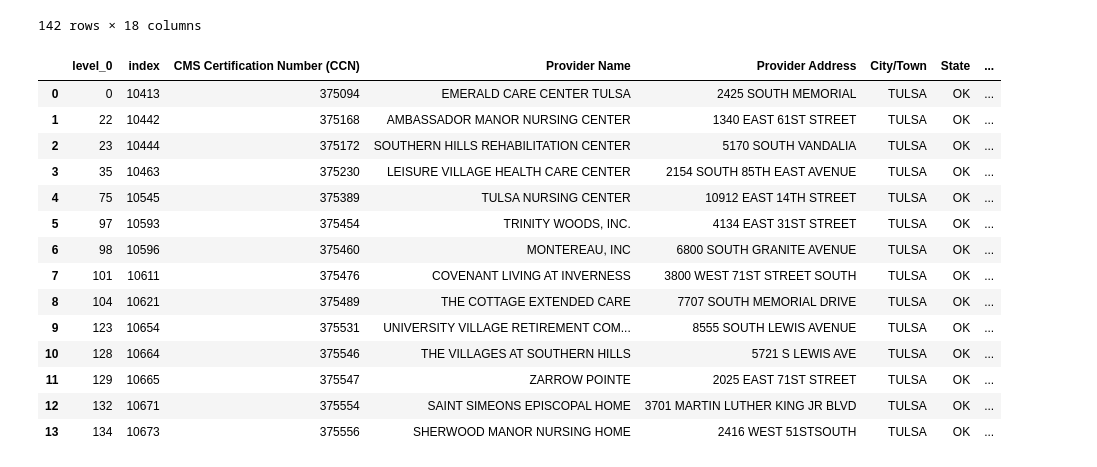
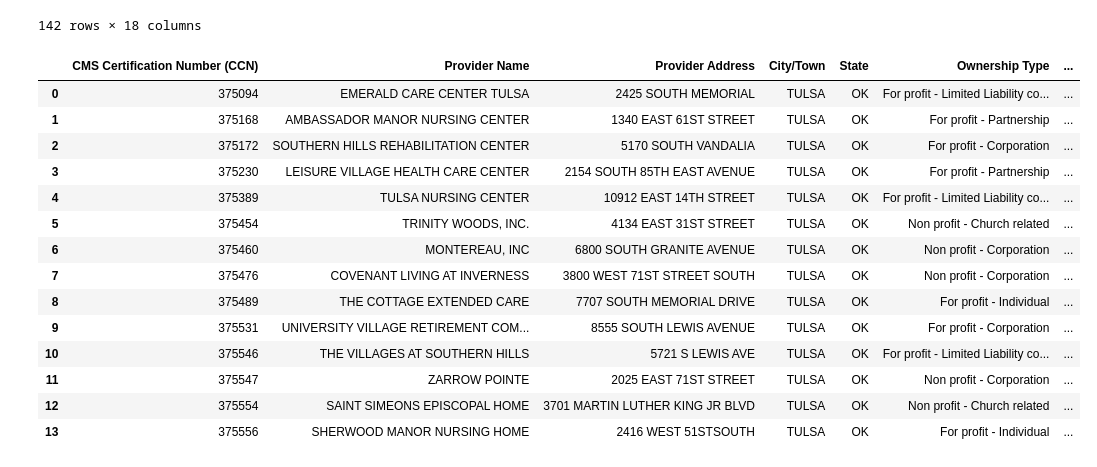
Before and after one commit to wanderfarther/Project_1, a Jupyter notebook: nursing_home_comparisons.ipynb, the cells around one changed output. Cells and saved outputs as stored; diff of their text form; code cells hidden in the pictures.

```diff
--- a/nursing_home_comparisons.ipynb
+++ b/nursing_home_comparisons.ipynb
@@ -89,21 +89,27 @@ ok_reduced_data
 142 rows × 18 columns
 # %%
 tulsa_data = ok_reduced_data[ok_reduced_data["City/Town"] == "TULSA"]
-tulsa_data = tulsa_data.reset_index()
+tulsa_data = tulsa_data.reset_index()[['CMS Certification Number (CCN)', 'Provider Name',
+       'Provider Address', 'City/Town', 'State', 'Ownership Type',
+       'Overall Rating', 'Health Inspection Rating', 'QM Rating',
+       'Long-Stay QM Rating', 'Short-Stay QM Rating', 'Staffing Rating',
+       'Reported RN Staffing Hours per Resident per Day',
+       'Total nursing staff turnover', 'Number of Fines',
+       'Total Amount of Fines in Dollars', 'Total Number of Penalties']]
 tulsa_data
 # %% [output]
-|  | level_0 | index | CMS Certification Number (CCN) | Provider Name | Provider Address | City/Town | State | ... |
-| 0 | 0 | 10413 | 375094 | EMERALD CARE CENTER TULSA | 2425 SOUTH MEMORIAL | TULSA | OK | ... |
-| 1 | 22 | 10442 | 375168 | AMBASSADOR MANOR NURSING CENTER | 1340 EAST 61ST STREET | TULSA | OK | ... |
-| 2 | 23 | 10444 | 375172 | SOUTHERN HILLS REHABILITATION CENTER | 5170 SOUTH VANDALIA | TULSA | OK | ... |
-| 3 | 35 | 10463 | 375230 | LEISURE VILLAGE HEALTH CARE CENTER | 2154 SOUTH 85TH EAST AVENUE | TULSA | OK | ... |
-| 4 | 75 | 10545 | 375389 | TULSA NURSING CENTER | 10912 EAST 14TH STREET | TULSA | OK | ... |
-| 5 | 97 | 10593 | 375454 | TRINITY WOODS, INC. | 4134 EAST 31ST STREET | TULSA | OK | ... |
-| 6 | 98 | 10596 | 375460 | MONTEREAU, INC | 6800 SOUTH GRANITE AVENUE | TULSA | OK | ... |
-| 7 | 101 | 10611 | 375476 | COVENANT LIVING AT INVERNESS | 3800 WEST 71ST STREET SOUTH | TULSA | OK | ... |
-| 8 | 104 | 10621 | 375489 | THE COTTAGE EXTENDED CARE | 7707 SOUTH MEMORIAL DRIVE | TULSA | OK | ... |
-| 9 | 123 | 10654 | 375531 | UNIVERSITY VILLAGE RETIREMENT COM... | 8555 SOUTH LEWIS AVENUE | TULSA | OK | ... |
-| 10 | 128 | 10664 | 375546 | THE VILLAGES AT SOUTHERN HILLS | 5721 S LEWIS AVE | TULSA | OK | ... |
-| 11 | 129 | 10665 | 375547 | ZARROW POINTE | 2025 EAST 71ST STREET | TULSA | OK | ... |
-| 12 | 132 | 10671 | 375554 | SAINT SIMEONS EPISCOPAL HOME | 3701 MARTIN LUTHER KING JR BLVD | TULSA | OK | ... |
-| 13 | 134 | 10673 | 375556 | SHERWOOD MANOR NURSING HOME | 2416 WEST 51STSOUTH | TULSA | OK | ... |
+|  | CMS Certification Number (CCN) | Provider Name | Provider Address | City/Town | State | Ownership Type | ... |
+| 0 | 375094 | EMERALD CARE CENTER TULSA | 2425 SOUTH MEMORIAL | TULSA | OK | For profit - Limited Liability co... | ... |
+| 1 | 375168 | AMBASSADOR MANOR NURSING CENTER | 1340 EAST 61ST STREET | TULSA | OK | For profit - Partnership | ... |
+| 2 | 375172 | SOUTHERN HILLS REHABILITATION CENTER | 5170 SOUTH VANDALIA | TULSA | OK | For profit - Corporation | ... |
+| 3 | 375230 | LEISURE VILLAGE HEALTH CARE CENTER | 2154 SOUTH 85TH EAST AVENUE | TULSA | OK | For profit - Partnership | ... |
+| 4 | 375389 | TULSA NURSING CENTER | 10912 EAST 14TH STREET | TULSA | OK | For profit - Limited Liability co... | ... |
+| 5 | 375454 | TRINITY WOODS, INC. | 4134 EAST 31ST STREET | TULSA | OK | Non profit - Church related | ... |
+| 6 | 375460 | MONTEREAU, INC | 6800 SOUTH GRANITE AVENUE | TULSA | OK | Non profit - Corporation | ... |
+| 7 | 375476 | COVENANT LIVING AT INVERNESS | 3800 WEST 71ST STREET SOUTH | TULSA | OK | Non profit - Corporation | ... |
+| 8 | 375489 | THE COTTAGE EXTENDED CARE | 7707 SOUTH MEMORIAL DRIVE | TULSA | OK | For profit - Individual | ... |
+| 9 | 375531 | UNIVERSITY VILLAGE RETIREMENT COM... | 8555 SOUTH LEWIS AVENUE | TULSA | OK | For profit - Corporation | ... |
+| 10 | 375546 | THE VILLAGES AT SOUTHERN HILLS | 5721 S LEWIS AVE | TULSA | OK | For profit - Limited Liability co... | ... |
+| 11 | 375547 | ZARROW POINTE | 2025 EAST 71ST STREET | TULSA | OK | Non profit - Corporation | ... |
+| 12 | 375554 | SAINT SIMEONS EPISCOPAL HOME | 3701 MARTIN LUTHER KING JR BLVD | TULSA | OK | Non profit - Church related | ... |
+| 13 | 375556 | SHERWOOD MANOR NURSING HOME | 2416 WEST 51STSOUTH | TULSA | OK | For profit - Individual | ... |
```
Also changed, not shown: parts of 11 cells of this notebook, 1 other file.
